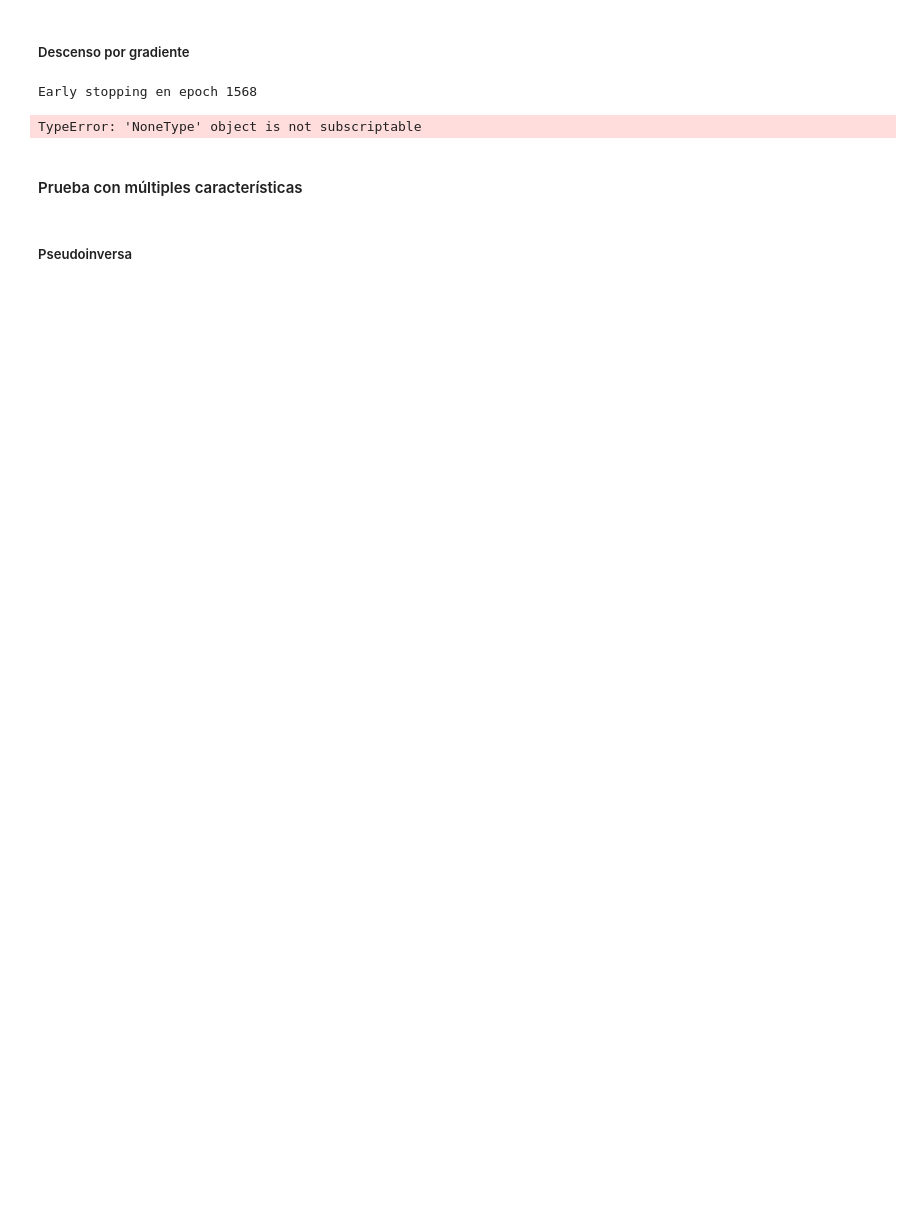
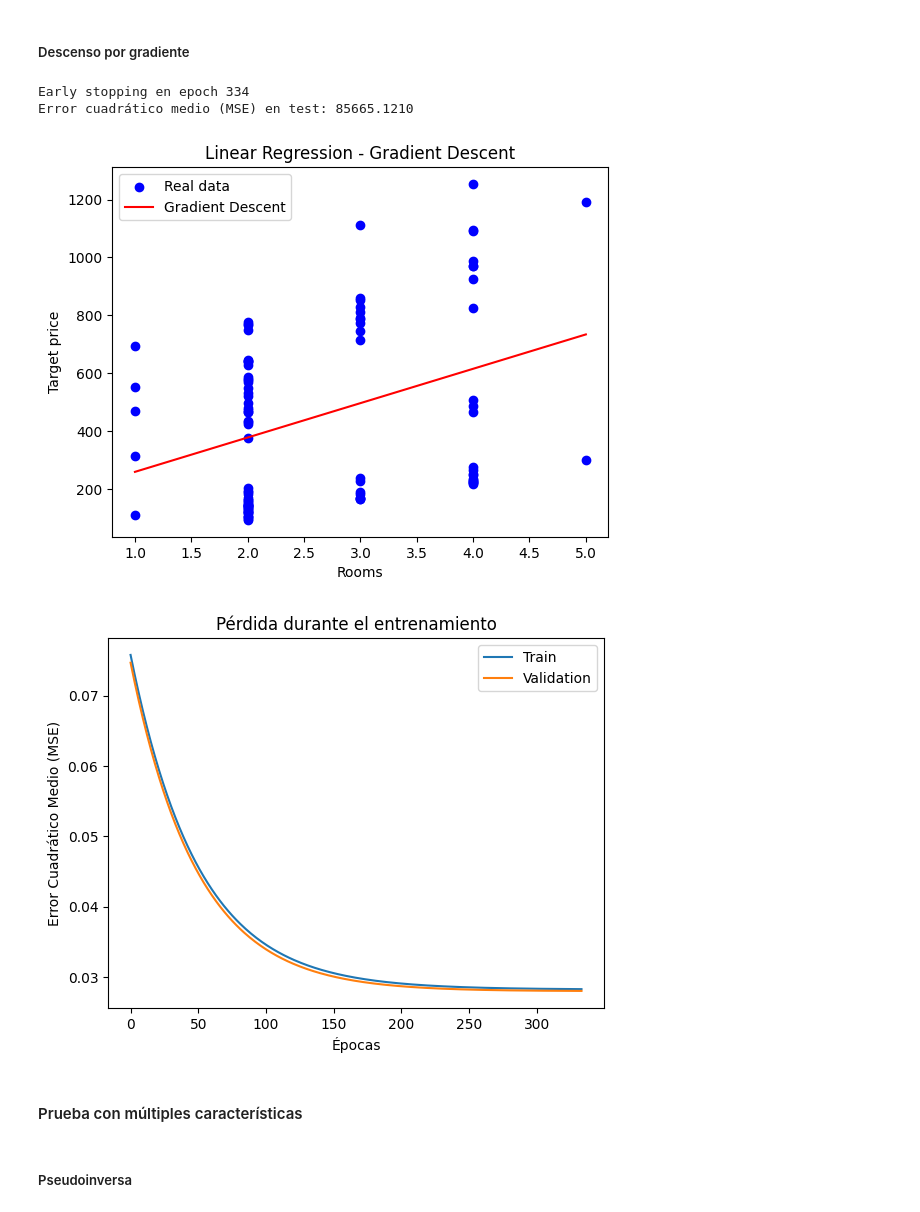
Before and after one commit to anatissera/Machine-Learning-Deep-Learning, a Jupyter notebook: Tissera_AnaPaula_TP1/Entrega_TP1.ipynb, the cells around one changed output. Cells and saved outputs as stored; diff of their text form; code cells hidden in the pictures; blank space fills up the shorter version.

```diff
--- a/Tissera_AnaPaula_TP1/Entrega_TP1.ipynb
+++ b/Tissera_AnaPaula_TP1/Entrega_TP1.ipynb
@@ -480,14 +490,16 @@ Error cuadrático medio (MSE) en test: 84953.1090
 # %% [markdown]
 ##### Descenso por gradiente
 # %%
-modelo_gradiente = LinearRegression(X_train_1, y_train, X_val_1, y_val, train_stats)
-modelo_gradiente.entrenar_descenso_gradiente(lr=0.01, epochs=5000)
-modelo_gradiente.evaluar(X_test_1, y_test)
-modelo_gradiente.graficar_regresion_descenso_gradiente(X_test_1, y_test, ["Area"])
-modelo_gradiente.graficar_perdida()
+model_one_feature_gd = LinearRegression(X_train_1, y_train, X_val_1, y_val, ["rooms"])
+model_one_feature_gd.entrenar_descenso_gradiente(lr=0.01, epochs=5000)
+model_one_feature_gd.evaluar(X_test_1, y_test)
+model_one_feature_gd.graficar_regresion_descenso_gradiente(X_test_1, y_test, ["Rooms"])
+model_one_feature_gd.graficar_perdida()
 # %% [output]
-Early stopping en epoch 1568
+Early stopping en epoch 334
+Error cuadrático medio (MSE) en test: 85665.1210
-TypeError: 'NoneType' object is not subscriptable
+[figure, added]
+[figure, added]
 # %% [markdown]
 #### Prueba con múltiples características
 # %% [markdown]
```
Also changed, not shown: parts of 132 cells of this notebook, 14 other files.
